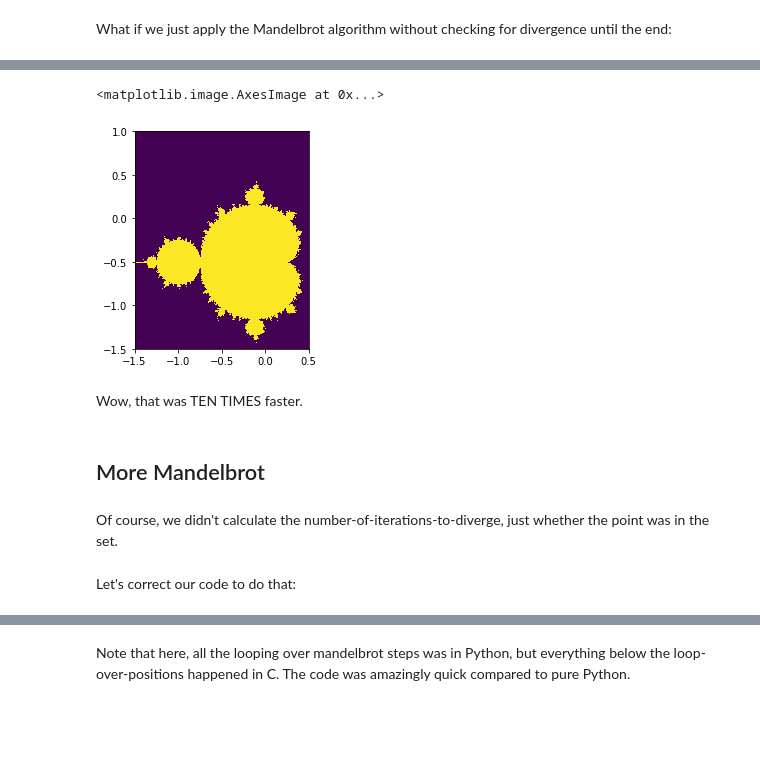
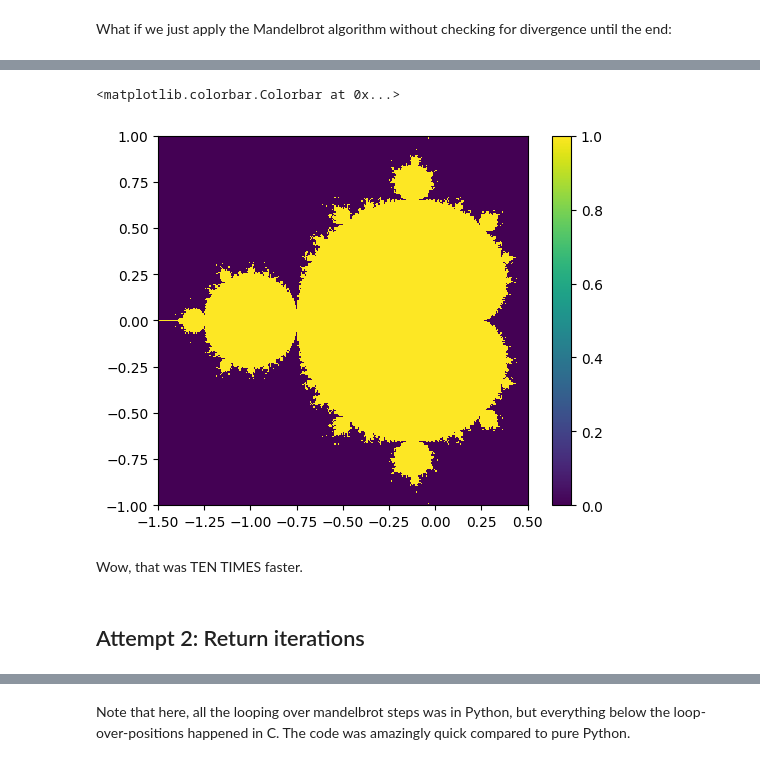
Before and after one commit to alan-turing-institute/rse-course, a Jupyter notebook: module09_programming_for_speed/09_02_optimising_with_numpy.ipynb, the cells around one changed output, grey strips where cells are left out. Drawn from its saved outputs; the diff is of its cells as text; code cells hidden in the pictures; blank space fills up the shorter version.

Commit message:
NB-2 (optimising with numpy): make functions consisten with counting up. Remove content. Add exercises.

```diff
--- a/module09_programming_for_speed/09_02_optimising_with_numpy.ipynb
+++ b/module09_programming_for_speed/09_02_optimising_with_numpy.ipynb
@@ -53,0 +33,2 @@ The real magic of numpy arrays is that most python operations are applied, quick
+# %%
+cs = np.asarray(cs_listcomp)
@@ -150,26 +127 @@ NameError: name 'mandel1' is not defined
-# %%
-ymin = -1.5
-ymax = 1
-
-xmin = -1.5
-xmax = 0.5
-
-resolution = 300
-
-x = np.linspace(xmin, xmax, resolution)
-y = np.linspace(ymin, ymax, resolution)
-
-# xs, ys = np.meshgrid(xs, ys)
-
-# todo make sure the values are the same as if we used list comps
-
-# temp
-xstep = (xmax - xmin) / resolution
-ystep = (ymax - ymin) / resolution
-# A numpy "meshgrid" creates a rectangular grid from an array of
-ys, xs = np.mgrid[ymin:ymax:ystep, xmin:xmax:xstep]
-
-
-values = xs + ys * 1j
-# values
 # %%
@@ -217,9 +179,9 @@ array([1., 2., 3., 4., 5., 5., 5., 5., 5., 5.])
 # %%
-def mandel_binary(position, limit=50):
-    value = position
+def mandel_binary(constants, limit=50):
+    value = np.zeros(constants.shape)
     while limit > 0:
         limit -= 1
-        value = value**2 + position
+        value = value**2 + constants
         diverging = abs(value) > 2
         # Avoid overflow
         value[diverging] = 2
@@ -230,5 +192,5 @@ data6 = mandel_binary(values)
 # %%
 %%timeit
 
-data6 = mandel_binary(values)
+result_binary = mandel_binary(cs)
 # %% [output]
@@ -236,16 +198,13 @@ data6 = mandel_binary(values)
 # %%
 from matplotlib import pyplot as plt
 
 %matplotlib inline
-plt.imshow(data6, interpolation="none", extent=[xmin, xmax, ymin, ymax])
+plt.imshow(result_binary, interpolation="none", extent=[xmin, xmax, ymin, ymax])
+plt.colorbar()
 # %% [output]
-<matplotlib.image.AxesImage at 0x...>
+<matplotlib.colorbar.Colorbar at 0x...>
-[figure, old version]
+[figure, new version]
 # %% [markdown]
 Wow, that was TEN TIMES faster.
-# %% [markdown]
-## More Mandelbrot
-# %% [markdown]
-Of course, we didn't calculate the number-of-iterations-to-diverge, just whether the point was in the set.
-# %% [markdown]
-Let's correct our code to do that:
+# %% [markdown]
+## Attempt 2: Return iterations
```
Also changed, not shown: parts of 83 cells of this notebook, 2 other files.
